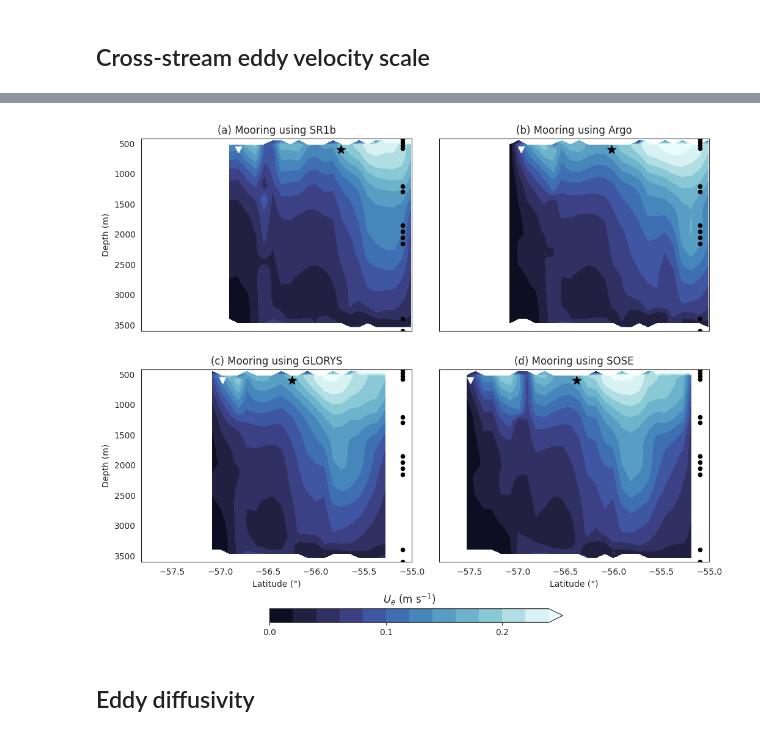
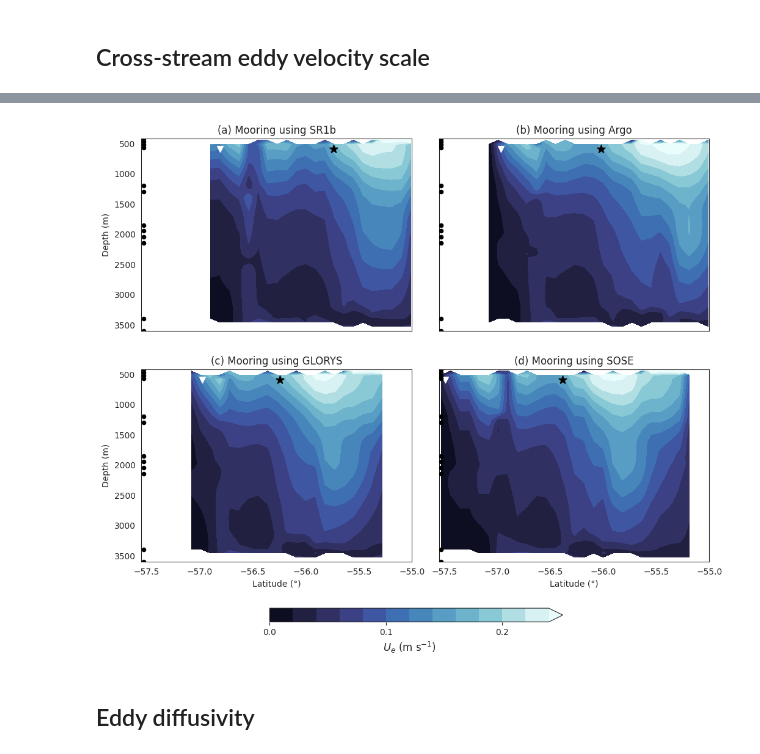
Before and after one commit to MiriamSterl/SouthernOceanMooringDiffusivity, a Jupyter notebook: plot_data_paper.ipynb, the cells around one changed output, grey strips where cells are left out. Drawn from its saved outputs; the diff is of its cells as text; code cells hidden in the pictures.

```diff
--- a/plot_data_paper.ipynb
+++ b/plot_data_paper.ipynb
@@ -955,0 +736,32 @@ plt.show()
+# %%
+fig, ax = plt.subplots(1, 1, figsize=(5, 4.5), sharey=True)
+levels = np.arange(0,0.26,0.02)
+cmap = cmo.cm.ice
+
+# Moorings SR1b
+im = ax.contourf(lat_moorings, depth_moorings, ds_moorings_sr1b_depth.upar, cmap=cmap, levels = levels,extend='max')
+ax.scatter(PF_lat_SR1b, 600, marker='v', color='k', s=50, zorder=10)
+ax.scatter(SAF_lat_SR1b, 600, marker='*', color='k', s=100, zorder=10)
+
+ax.set_xlim(-57,-55)
+ax.set_xticks([-57,-56.5,-56,-55.5,-55])
+ax.set_xticklabels([r'$-57$',r'$-56.5$',r'$-56$',r'$-55.5$',r'$-55$'],fontsize=10)
+ax.set_ylim(420,3600)
+ax.set_yticks([500,1000,1500,2000,2500,3000,3500])
+ax.set_yticklabels([500,1000,1500,2000,2500,3000,3500],fontsize=10)
+ax.invert_yaxis()
+ax.set_xlabel('Latitude (°)',fontsize=11)
+ax.set_ylabel('Depth (m)',fontsize=11)
+ax.scatter(np.ones(len(instrument_depths))*-56.985, instrument_depths, marker='o', color='k', s=20, zorder=10)
+
+ax.set_title(r'$U_{along}$, mooring',fontsize=12)
+
+cbar_ax1 = fig.add_axes([0.95, 0.11, 0.035, 0.77])
+cbar1 = fig.colorbar(im, cax=cbar_ax1, orientation='vertical', ticks=[0,0.1,0.2])
+#cbar1.ax.set_yticklabels([r'$10^{1}$',r'$10^{2}$',r'$10^{3}$'])
+cbar1.ax.set_ylabel(r'$U_{along}$ (m s$^{-1}$)',fontsize=12)
+
+plt.subplots_adjust(wspace=0.1)
+
+#plt.savefig('../figures_paper/Ualong.pdf', bbox_inches='tight')
+plt.show()
@@ -968,36 +782,36 @@ ax2.scatter(PF_lat_Argo, 600, marker='v', color='w', s=50, zorder=10)
 ax2.scatter(SAF_lat_Argo, 600, marker='*', color='k', s=100, zorder=10)
 # Moorings GLORYS
 im3 = ax3.contourf(lat_moorings, depth_moorings, ds_moorings_cmems_depth.ue, cmap=cmap, levels = levels,extend='max')
 ax3.scatter(PF_lat_CMEMS, 600, marker='v', color='w', s=50, zorder=10)
 ax3.scatter(SAF_lat_CMEMS, 600, marker='*', color='k', s=100, zorder=10)
 # Moorings SOSE
 im4 = ax4.contourf(lat_moorings, depth_moorings, ds_moorings_sose_depth.ue, cmap=cmap, levels = levels,extend='max')
 ax4.scatter(PF_lat_SOSE, 600, marker='v', color='w', s=50, zorder=10)
 ax4.scatter(SAF_lat_SOSE, 600, marker='*', color='k', s=100, zorder=10)
 
 for ax in [ax1,ax2,ax3,ax4]:
-    ax.set_xlim(-57.82, -55)
+    ax.set_xlim(-57.55, -55)
     ax.set_ylim(420,3600)
     ax.invert_yaxis()
-    ax.scatter(np.ones(len(instrument_depths))*-55.1, instrument_depths, marker='o', color='k', s=20, zorder=10)
+    ax.scatter(np.ones(len(instrument_depths))*-57.53, instrument_depths, marker='o', color='k', s=20, zorder=10)
 ax3.set_xlabel('Latitude (°)')
 ax4.set_xlabel('Latitude (°)')
 ax1.set_ylabel('Depth (m)')
 ax3.set_ylabel('Depth (m)')
 
 ax1.set_title(r'(a) Mooring using SR1b')
 ax2.set_title(r'(b) Mooring using Argo')
 ax3.set_title(r'(c) Mooring using GLORYS')
 ax4.set_title(r'(d) Mooring using SOSE')
 
 cbar_ax = fig.add_axes([0.3, 0, 0.4, 0.025])
 cbar = fig.colorbar(im1, cax=cbar_ax, orientation='horizontal', ticks=[0,0.1,0.2])
-cbar.ax.set_title(r'$U_{e}$ (m s$^{-1}$)',fontsize=12)
+cbar.ax.set_xlabel(r'$U_{e}$ (m s$^{-1}$)',fontsize=12)
 
 plt.subplots_adjust(wspace=0.1)
 plt.savefig('../figures_paper/Ue_all.pdf', bbox_inches='tight')
 plt.show()
 # %% [output]
-[figure, old version]
+[figure, new version]
 # %% [markdown]
 ## Eddy diffusivity
```
Also changed, not shown: parts of 32 cells of this notebook.
